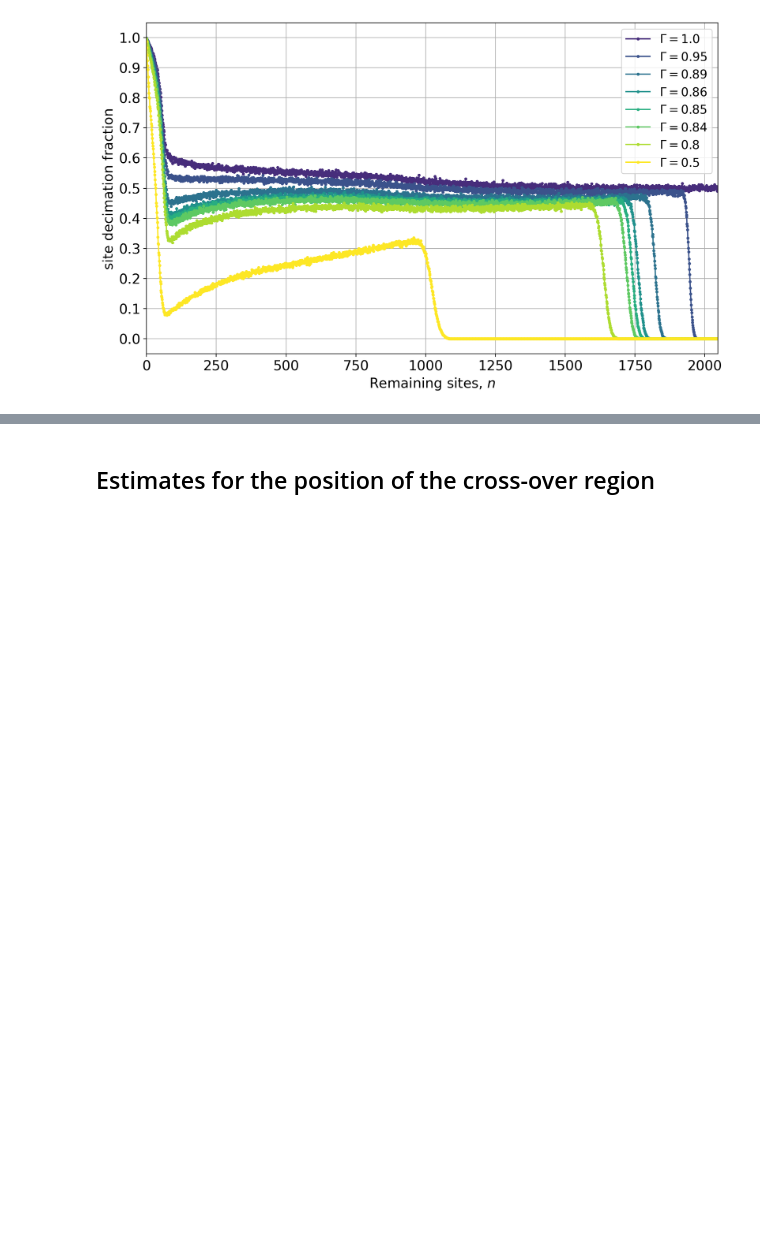
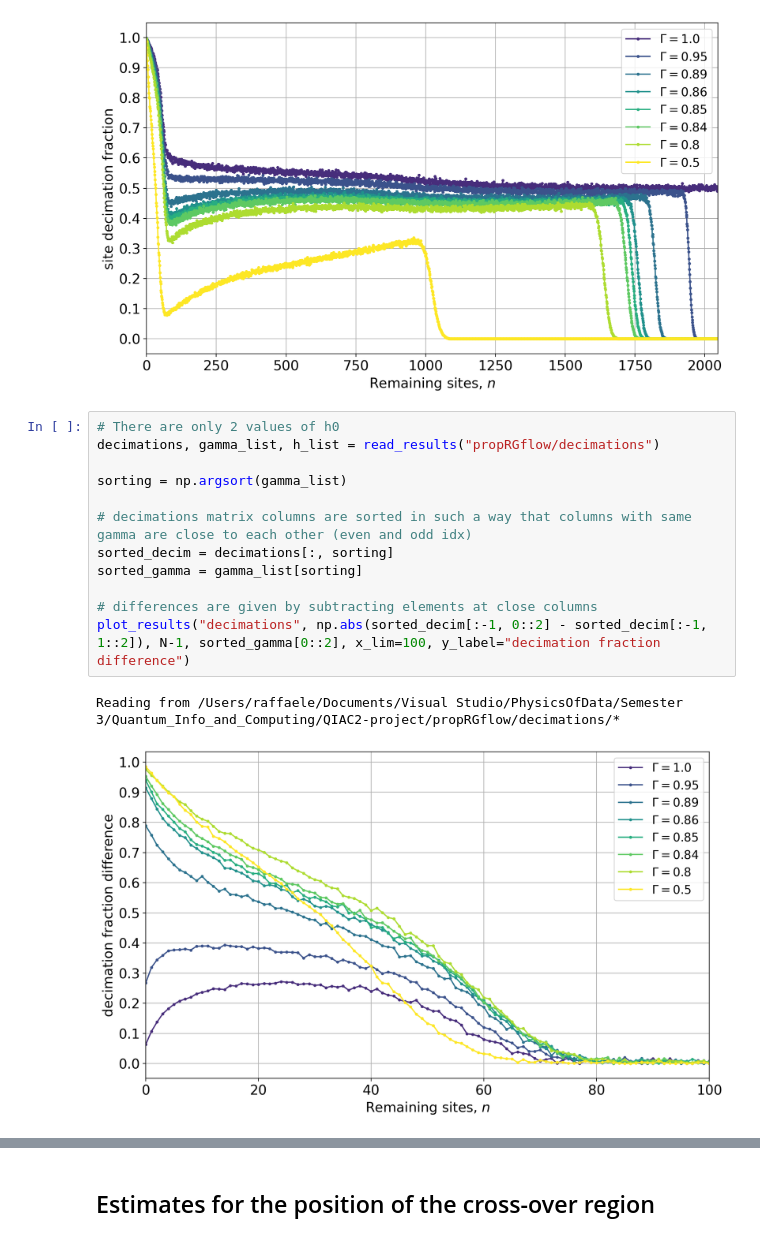
Before and after one commit to RaffaeleSabatini/SDRG-Implementation-and-Analysis, a Jupyter notebook: main.ipynb, the cells around one changed output, grey strips where cells are left out. Drawn from its saved outputs; the diff is of its cells as text; blank space fills up the shorter version.

Commit message:
project is done

```diff
--- a/main.ipynb
+++ b/main.ipynb
@@ -117,5 +117,20 @@ plot_results("decimations", decimations_res_h0[:-1, mask], N-1, gamma_list[mask]
 # %% [output]
 Reading from /Users/raffaele/Documents/Visual Studio/PhysicsOfData/Semester 3/Quantum_Info_and_Computing/QIAC2-project/propRGflow/decimations/*
 [figure]
+# %%
+# There are only 2 values of h0
+decimations, gamma_list, h_list = read_results("propRGflow/decimations")
+
+sorting = np.argsort(gamma_list)
+
+# decimations matrix columns are sorted in such a way that columns with same gamma are close to each other (even and odd idx)
+sorted_decim = decimations[:, sorting]
+sorted_gamma = gamma_list[sorting]
+
+# differences are given by subtracting elements at close columns
+plot_results("decimations", np.abs(sorted_decim[:-1, 0::2] - sorted_decim[:-1, 1::2]), N-1, sorted_gamma[0::2], x_lim=100, y_label="decimation fraction difference")
+# %% [output]
+Reading from /Users/raffaele/Documents/Visual Studio/PhysicsOfData/Semester 3/Quantum_Info_and_Computing/QIAC2-project/propRGflow/decimations/*
+[figure, added]
 # %%
 excitations, gamma_list, h_list= read_results("propRGflow/excitations")
```
Also changed, not shown: parts of 6 cells of this notebook, 11 other files.
